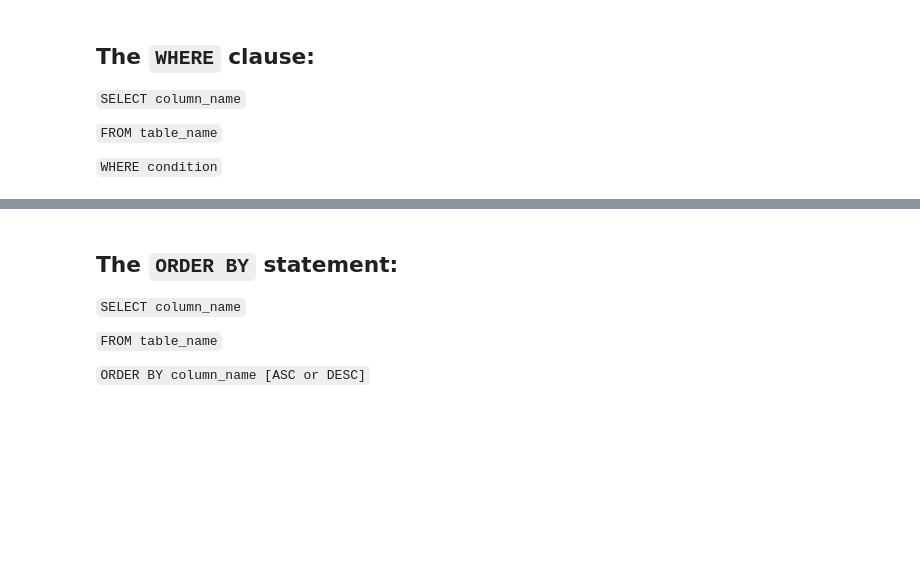
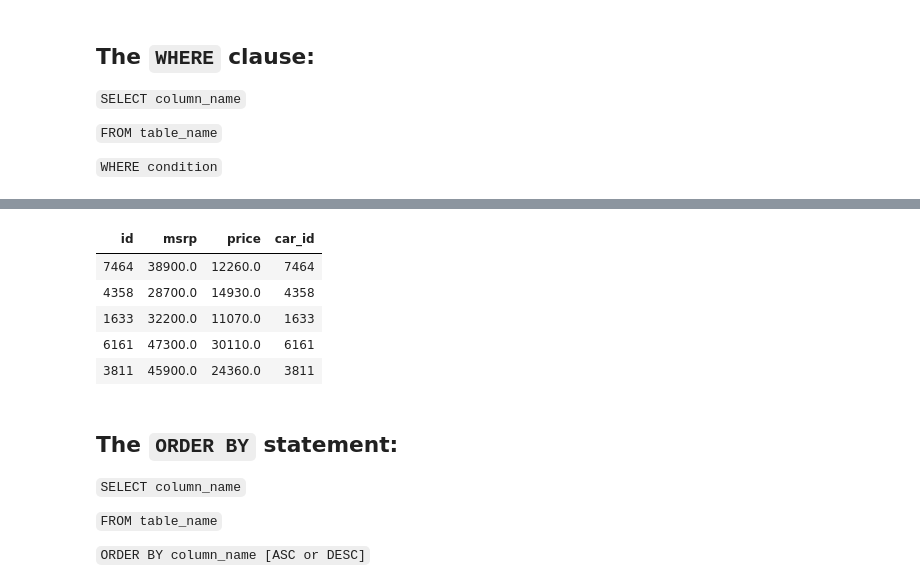
Before and after one commit to wegard/Programming-and-data-management, a Jupyter notebook: Lecture_notebooks/12_SQL_Basics.ipynb, the cells around one changed output, grey strips where cells are left out. Saved outputs shown, nothing was run; the diff lists cells and outputs as text; code cells hidden in the pictures; blank space fills up the shorter version.

```diff
--- a/Lecture_notebooks/12_SQL_Basics.ipynb
+++ b/Lecture_notebooks/12_SQL_Basics.ipynb
@@ -85,10 +151,17 @@ LIMIT 5
 # %%
 %%sql
 
-Select Cars.id, Cars.msrp, Sales.price
+SELECT Cars.id, Cars.msrp, Sales.price, Sales.car_id
 FROM Cars, Sales
-Where Cars.id = Sales.car_id
+WHERE Cars.id = Sales.car_id
 LIMIT 5
+# %% [output]
+| id | msrp | price | car_id |
+| 7464 | 38900.0 | 12260.0 | 7464 |
+| 4358 | 28700.0 | 14930.0 | 4358 |
+| 1633 | 32200.0 | 11070.0 | 1633 |
+| 6161 | 47300.0 | 30110.0 | 6161 |
+| 3811 | 45900.0 | 24360.0 | 3811 |
 # %% [markdown]
 ## The `ORDER BY` statement:
 
```
Also changed, not shown: parts of 17 cells of this notebook, 4 other files.
